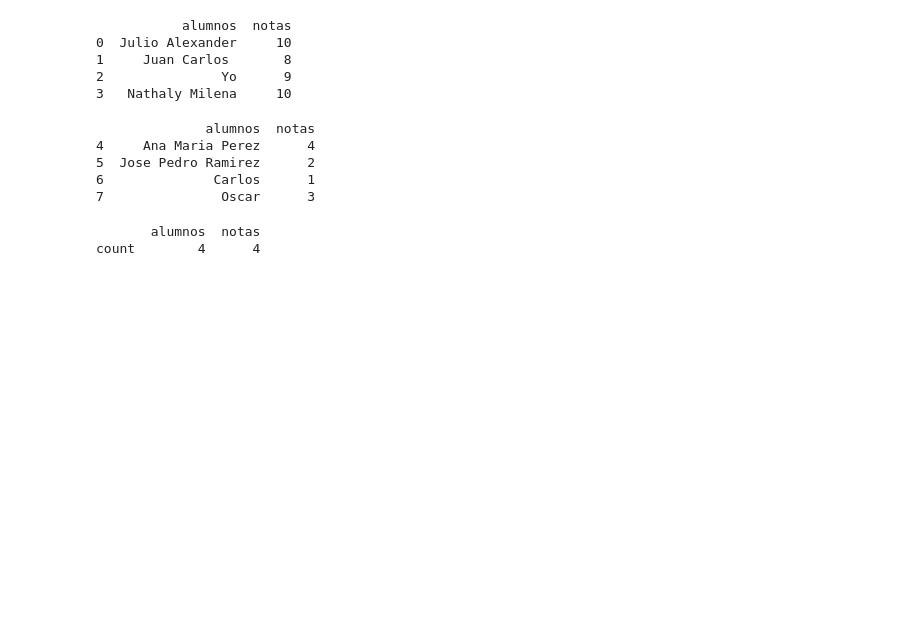
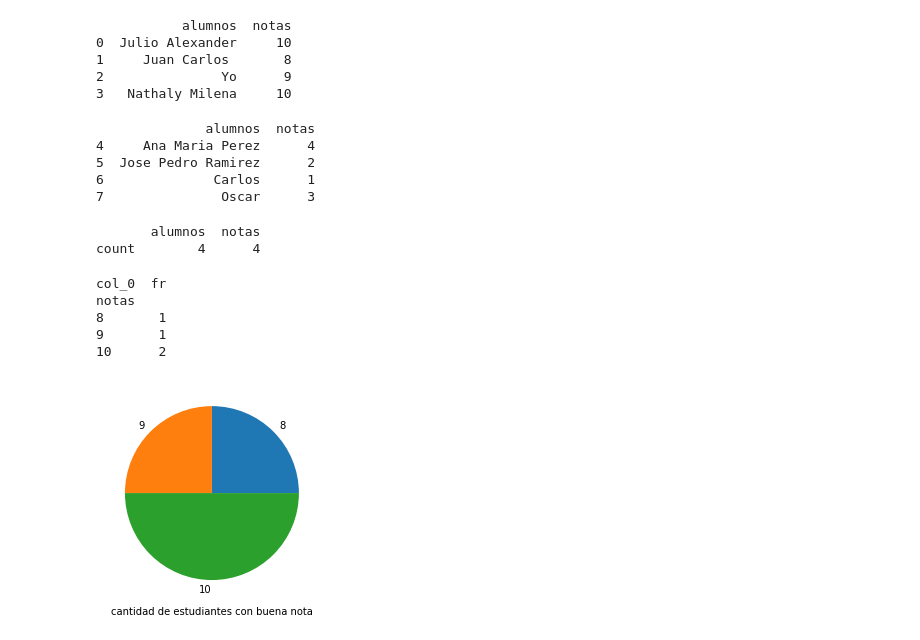
Before and after one commit to CGUEVARA03/PROGRAMACION-3, a Jupyter notebook: practicas_.ipynb, the cells around one changed output. Drawn from its saved outputs; the diff is of its cells as text; code cells hidden in the pictures; blank space fills up the shorter version.

```diff
--- a/practicas_.ipynb
+++ b/practicas_.ipynb
@@ -568,3 +568,17 @@ count_reprobados.to_csv("/count_reprobados.csv", sep=";")
 # %% [output]
        alumnos  notas
 count        4      4
+# %%
+tabla_sobresaliente = pd.crosstab(index=sobresalientes["notas"], columns="fr")
+print(tabla_sobresaliente)
+
+plt.pie(tabla_sobresaliente, labels=tabla_sobresaliente.index)
+plt.xlabel("cantidad de estudiantes con buena nota")
+plt.show()
+# %% [output]
+col_0  fr
+notas
+8       1
+9       1
+10      2
+[figure, added]
```
Also changed, not shown: parts of 2 cells of this notebook.
